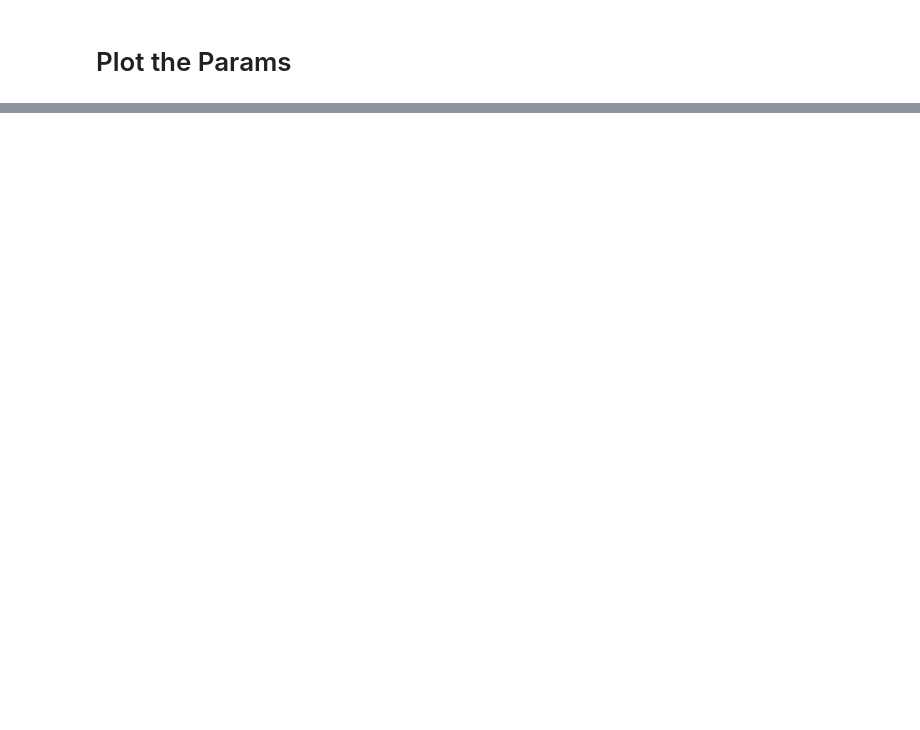
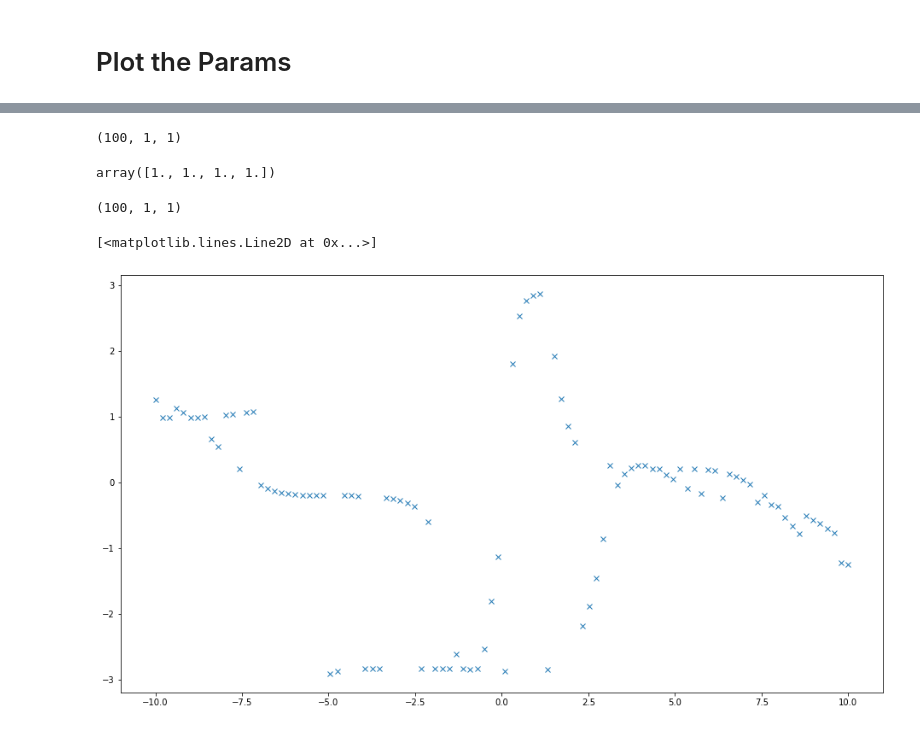
Before and after one commit to wooohoooo/NeuralThompsonTrainer, a Jupyter notebook: index.ipynb, the cells around one changed output, grey strips where cells are left out. Cells and saved outputs as stored; diff of their text form; code cells hidden in the pictures; blank space fills up the shorter version.

Commit message:
added contextual Neural TS with ensemble of shallow networks

```diff
--- a/index.ipynb
+++ b/index.ipynb
@@ -262,0 +333,3 @@ Converted index.ipynb.
+# %%
+X = np.concatenate([X1,X2])
+X.shape
@@ -262,0 +338,3 @@ Converted index.ipynb.
+# %%
+x = X[:,0]
+x.shape
@@ -262,0 +347,36 @@ Converted index.ipynb.
+# %%
+yhat = []
+
+for x in X.T:
+    if x[1]:
+        yhat += [model2.forward(np.atleast_2d(x).T, attention1)]
+    else:
+        yhat += [model2.forward(np.atleast_2d(x).T, attention2)]
+
+
+yhat = np.array(yhat)
+# %%
+yhat.shape
+# %% [output]
+(100, 1, 1)
+# %%
+full_attention
+# %% [output]
+array([1., 1., 1., 1.])
+# %%
+
+yhat_full = []
+
+for x in X.T:
+    yhat_full += [model2.forward(np.atleast_2d(x).T, full_attention)]
+
+yhat_full = np.array(yhat_full)
+# %%
+yhat_full.shape
+# %% [output]
+(100, 1, 1)
+# %%
+plt.plot(X[0].squeeze(), yhat_full.squeeze(),'x',label='full network')
+# %% [output]
+[<matplotlib.lines.Line2D at 0x...>]
+[figure, added]
```
Also changed, not shown: parts of 58 cells of this notebook, 5 other files.
